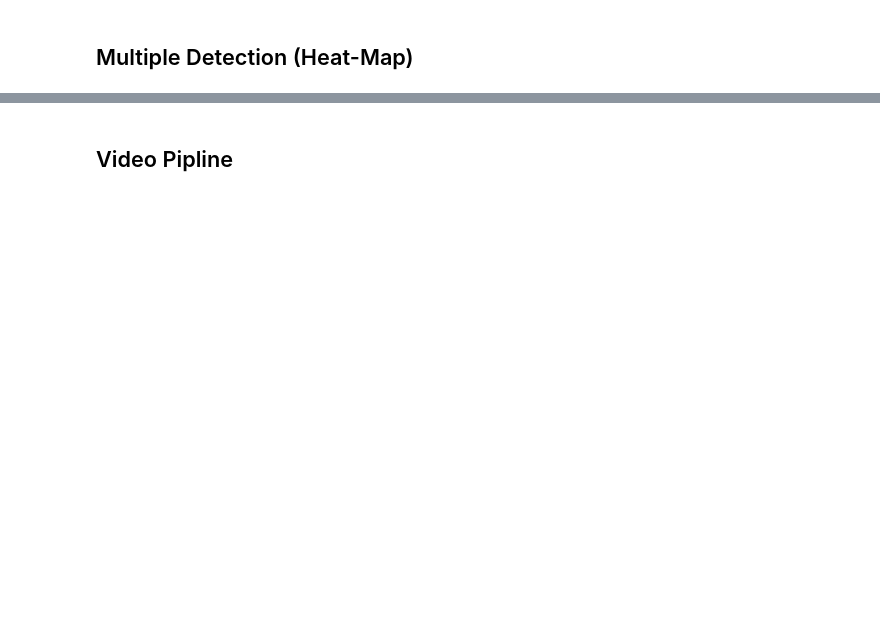
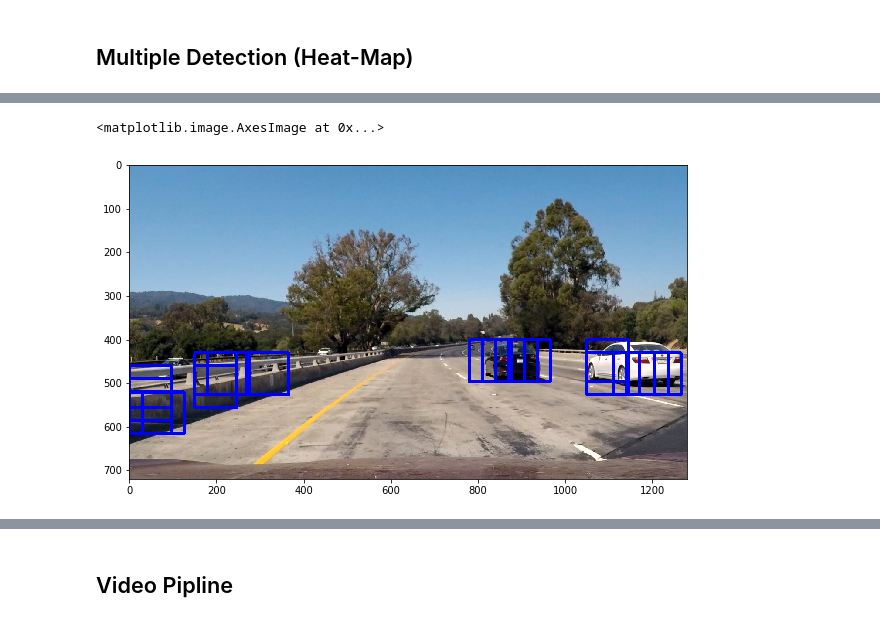
Before and after one commit to yoheitaonishi/CarND-Vehicle-Detection, a Jupyter notebook: project.ipynb, the cells around one changed output, grey strips where cells are left out. Cells and saved outputs as stored; diff of their text form; code cells hidden in the pictures; blank space fills up the shorter version.

```diff
--- a/project.ipynb
+++ b/project.ipynb
@@ -392,13 +344,6 @@ def search_windows(img, windows, clf, scaler, color_space='RGB',
 #notcars = non_vehicle_images
 
 ### TODO: Tweak these parameters and see how the results change.
-color_space = 'RGB' # Can be RGB, HSV, LUV, HLS, YUV, YCrCb
-#orient = 10  # HOG orientations
-#pix_per_cell = 7 # HOG pixels per cell
-#cell_per_block = 2 # HOG cells per block
-#hog_channel = 1 # Can be 0, 1, 2, or "ALL"
-#spatial_size = (16, 16) # Spatial binning dimensions
-#hist_bins = 16    # Number of histogram bins
 spatial_feat = True # Spatial features on or off
 hist_feat = True # Histogram features on or off
 hog_feat = True # HOG features on or off
@@ -483,6 +398,10 @@ plt.imshow(window_img)
 # Define a single function that can extract features using hog sub-sampling and make predictions
 def find_cars(img, ystart, ystop, scale, svc, X_scaler, orient, pix_per_cell, cell_per_block, spatial_size, hist_bins, hog_channel, cspace):
     draw_img = np.copy(img)
+
+    # array of rectangles where cars were detected
+    rectangles = []
+
     # RGB (Red, Green, Blue) are 8 bit each.
     # The range for each individual colour is 0-255 (as 2^8 = 256 possibilities).
     # The combination range is 256*256*256.
@@ -586,24 +505,15 @@ def find_cars(img, ystart, ystop, scale, svc, X_scaler, orient, pix_per_cell, ce
                 ytop_draw = np.int(ytop*scale)
                 win_draw = np.int(window*scale)
                 cv2.rectangle(draw_img,(xbox_left, ytop_draw+ystart),(xbox_left+win_draw,ytop_draw+win_draw+ystart),(0,0,255),6)
+                rectangles.append(((xbox_left, ytop_draw+ystart),(xbox_left+win_draw,ytop_draw+win_draw+ystart)))
 
-            '''
-            test_prediction = svc.predict(hog_features)
-
-            if test_prediction == 1 or show_all_rectangles:
-                xbox_left = np.int(xleft*scale)
-                ytop_draw = np.int(ytop*scale)
-                win_draw = np.int(window*scale)
-                rectangles.append(((xbox_left, ytop_draw+ystart),(xbox_left+win_draw,ytop_draw+win_draw+ystart)))
-            '''
-
-    return draw_img
+    return draw_img, rectangles
 # %%
 img = mpimg.imread('./test_images/test1.jpg')
 ystart = 400
 ystop = 656
 scale = 1.5
 
-out_img = find_cars(img, ystart, ystop, scale, svc, X_scaler, orient, pix_per_cell, cell_per_block, spatial_size, hist_bins, hog_channel, color_space)
+out_img, _ = find_cars(img, ystart, ystop, scale, svc, X_scaler, orient, pix_per_cell, cell_per_block, spatial_size, hist_bins, hog_channel, color_space)
 
 plt.imshow(out_img)
@@ -616,2 +520,6 @@ ValueError: operands could not be broadcast together with shapes (1,1208) (1328,
 # %% [markdown]
 ## Multiple Detection (Heat-Map)
+# %%
+_, rectangles = find_cars(img, ystart, ystop, scale, svc, X_scaler, orient, pix_per_cell, cell_per_block, spatial_size, hist_bins, hog_channel, color_space)
+
+print(len(rectangles), 'rectangles found in image')
@@ -617,0 +540,7 @@ ValueError: operands could not be broadcast together with shapes (1,1208) (1328,
+# %%
+out_img_rects = draw_boxes(out_img, rectangles)
+plt.figure(figsize=(10,10))
+plt.imshow(out_img_rects)
+# %% [output]
+<matplotlib.image.AxesImage at 0x...>
+[figure, added]
```
Also changed, not shown: parts of 15 cells of this notebook.
